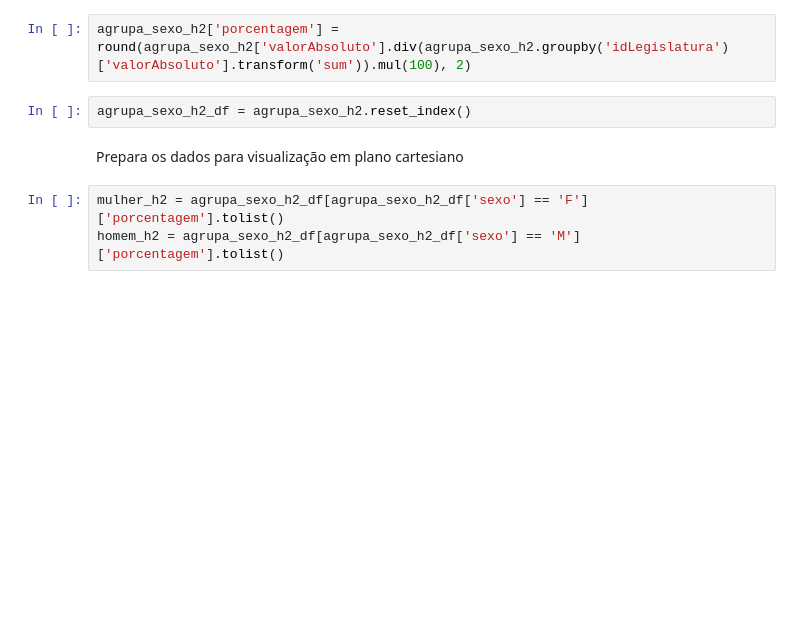
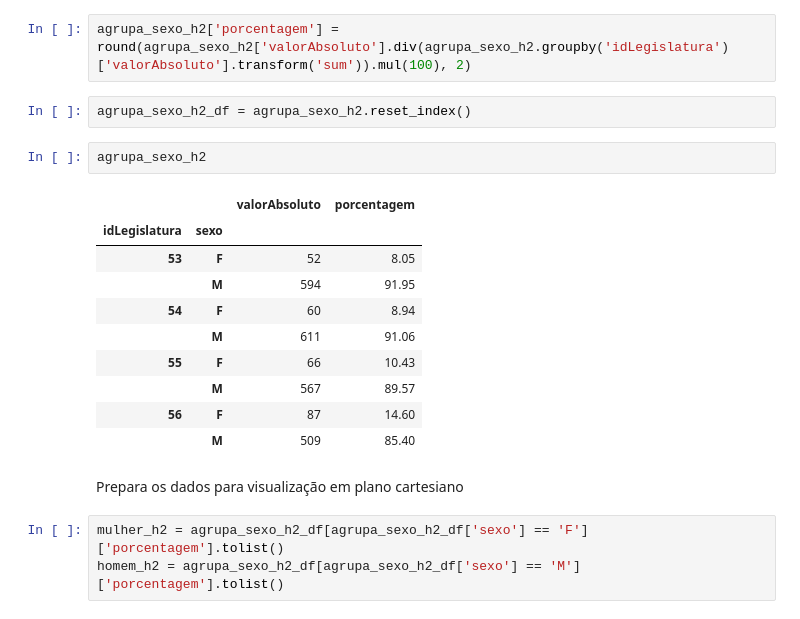
Before and after one commit to cecivieira/cotas-genero-eleicoes-e-proposicoes-legislativas, a Jupyter notebook: analise-dados/analise-candidaturas-eleitas.ipynb, the cells around one changed output. Cells and saved outputs as stored; diff of their text form; blank space fills up the shorter version.

```diff
--- a/analise-dados/analise-candidaturas-eleitas.ipynb
+++ b/analise-dados/analise-candidaturas-eleitas.ipynb
@@ -119,6 +125,19 @@ Estabelece porcentagem de cada categoria em relação ao total de candidaturas e
 agrupa_sexo_h2['porcentagem'] = round(agrupa_sexo_h2['valorAbsoluto'].div(agrupa_sexo_h2.groupby('idLegislatura')['valorAbsoluto'].transform('sum')).mul(100), 2)
 # %%
 agrupa_sexo_h2_df = agrupa_sexo_h2.reset_index()
+# %%
+agrupa_sexo_h2
+# %% [output]
+|  |  | valorAbsoluto | porcentagem |
+| idLegislatura | sexo |  |  |
+| 53 | F | 52 | 8.05 |
+|  | M | 594 | 91.95 |
+| 54 | F | 60 | 8.94 |
+|  | M | 611 | 91.06 |
+| 55 | F | 66 | 10.43 |
+|  | M | 567 | 89.57 |
+| 56 | F | 87 | 14.60 |
+|  | M | 509 | 85.40 |
 # %% [markdown]
 Prepara os dados para visualização em plano cartesiano
 # %%
```
Also changed, not shown: parts of 8 cells of this notebook.
